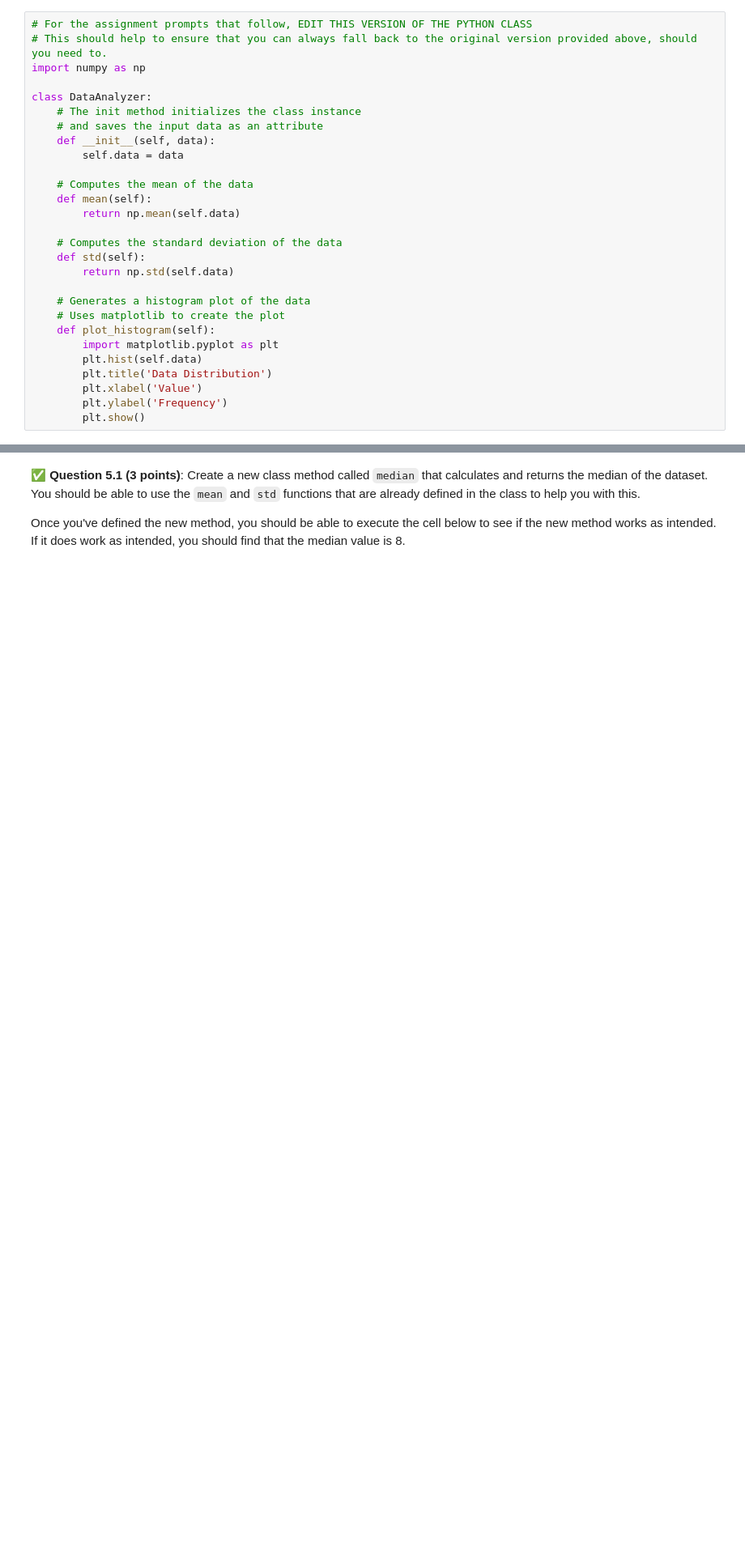
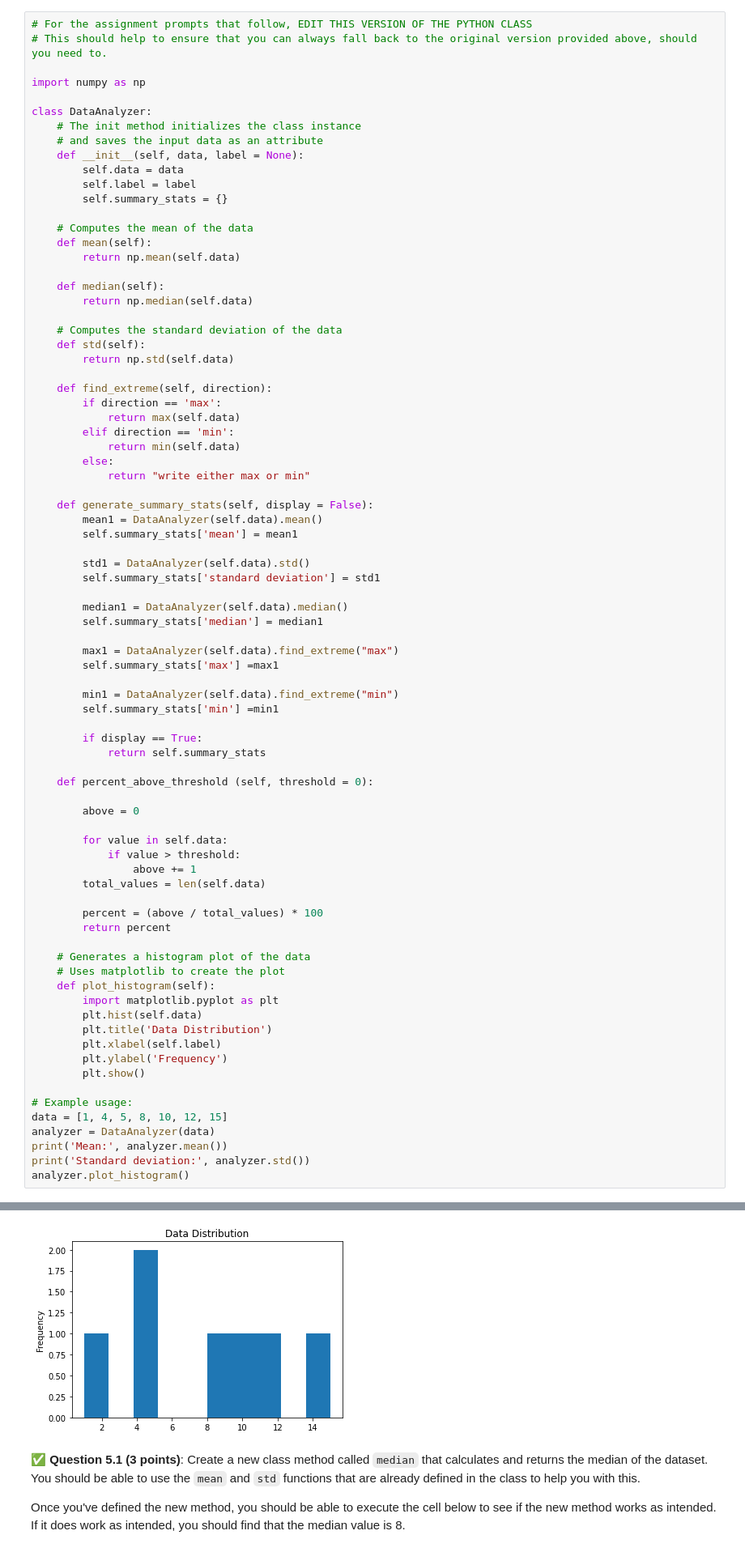
Before and after one commit to johnsonbj199/CMSE202-f23-turnin, a Jupyter notebook: HW-01_GitPracticeDebuggingPythonPackagesAndClasses-BrandonJohnson.ipynb, the cells around one changed output, grey strips where cells are left out. Shown at 81% size. Saved outputs shown, nothing was run; the diff lists cells and outputs as text; blank space fills up the shorter version.

```diff
--- a/HW-01_GitPracticeDebuggingPythonPackagesAndClasses-BrandonJohnson.ipynb
+++ b/HW-01_GitPracticeDebuggingPythonPackagesAndClasses-BrandonJohnson.ipynb
@@ -692,21 +676,66 @@ _<font color="red">Note</font>_: Feel free to experiment with using one of the g
 # %%
 # For the assignment prompts that follow, EDIT THIS VERSION OF THE PYTHON CLASS
 # This should help to ensure that you can always fall back to the original version provided above, should you need to.
+
 import numpy as np
 
 class DataAnalyzer:
     # The init method initializes the class instance
     # and saves the input data as an attribute
-    def __init__(self, data):
+    def __init__(self, data, label = None):
         self.data = data
+        self.label = label
+        self.summary_stats = {}
 
     # Computes the mean of the data
     def mean(self):
         return np.mean(self.data)
 
+    def median(self):
+        return np.median(self.data)
+
     # Computes the standard deviation of the data
     def std(self):
         return np.std(self.data)
+
+    def find_extreme(self, direction):
+        if direction == 'max':
+            return max(self.data)
+        elif direction == 'min':
+            return min(self.data)
+        else:
+            return "write either max or min"
+
+    def generate_summary_stats(self, display = False):
+        mean1 = DataAnalyzer(self.data).mean()
+        self.summary_stats['mean'] = mean1
+
+        std1 = DataAnalyzer(self.data).std()
+        self.summary_stats['standard deviation'] = std1
+
+        median1 = DataAnalyzer(self.data).median()
+        self.summary_stats['median'] = median1
+
+        max1 = DataAnalyzer(self.data).find_extreme("max")
+        self.summary_stats['max'] =max1
+
+        min1 = DataAnalyzer(self.data).find_extreme("min")
+        self.summary_stats['min'] =min1
+
+        if display == True:
+            return self.summary_stats
+
+    def percent_above_threshold (self, threshold = 0):
+
+        above = 0
+
+        for value in self.data:
+            if value > threshold:
+                above += 1
+        total_values = len(self.data)
+
+        percent = (above / total_values) * 100
+        return percent
 
     # Generates a histogram plot of the data
     # Uses matplotlib to create the plot
@@ -714,6 +743,14 @@ class DataAnalyzer:
         import matplotlib.pyplot as plt
         plt.hist(self.data)
         plt.title('Data Distribution')
-        plt.xlabel('Value')
+        plt.xlabel(self.label)
         plt.ylabel('Frequency')
         plt.show()
+
+# Example usage:
+data = [1, 4, 5, 8, 10, 12, 15]
+analyzer = DataAnalyzer(data)
+print('Mean:', analyzer.mean())
+print('Standard deviation:', analyzer.std())
+analyzer.plot_histogram()
+# %% [output]
@@ -720,3 +759,4 @@ class DataAnalyzer:
+[figure, added]
 # %% [markdown]
 &#9989; **Question 5.1 (3 points)**: Create a new class method called `median` that calculates and returns the median of the dataset. You should be able to use the `mean` and `std` functions that are already defined in the class to help you with this.
 
```
Also changed, not shown: parts of 18 cells of this notebook.
